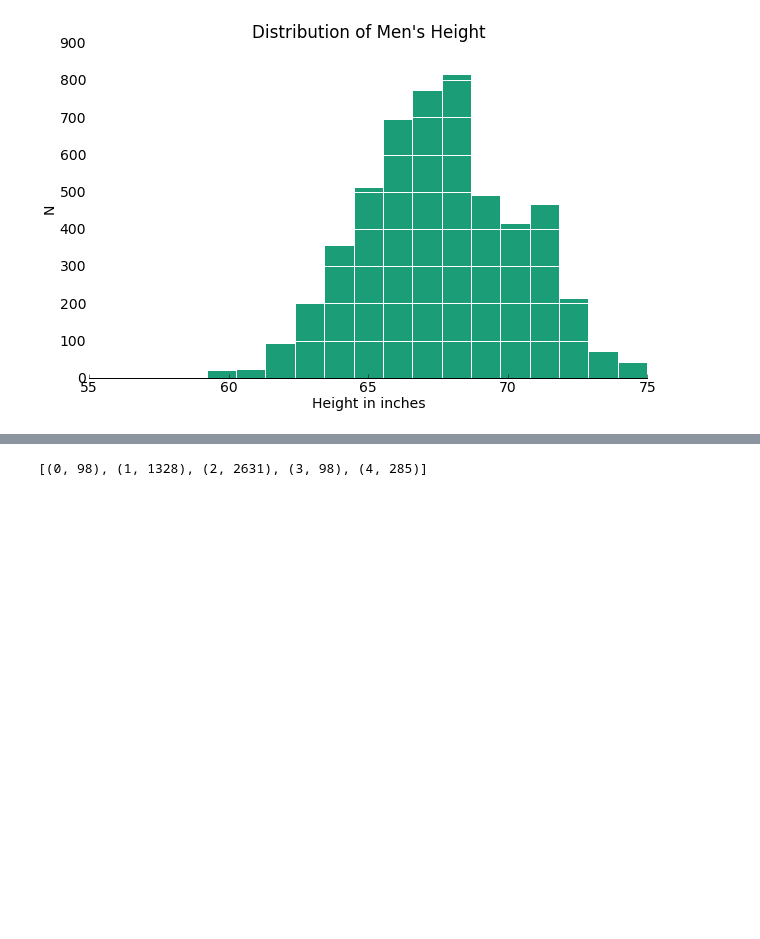
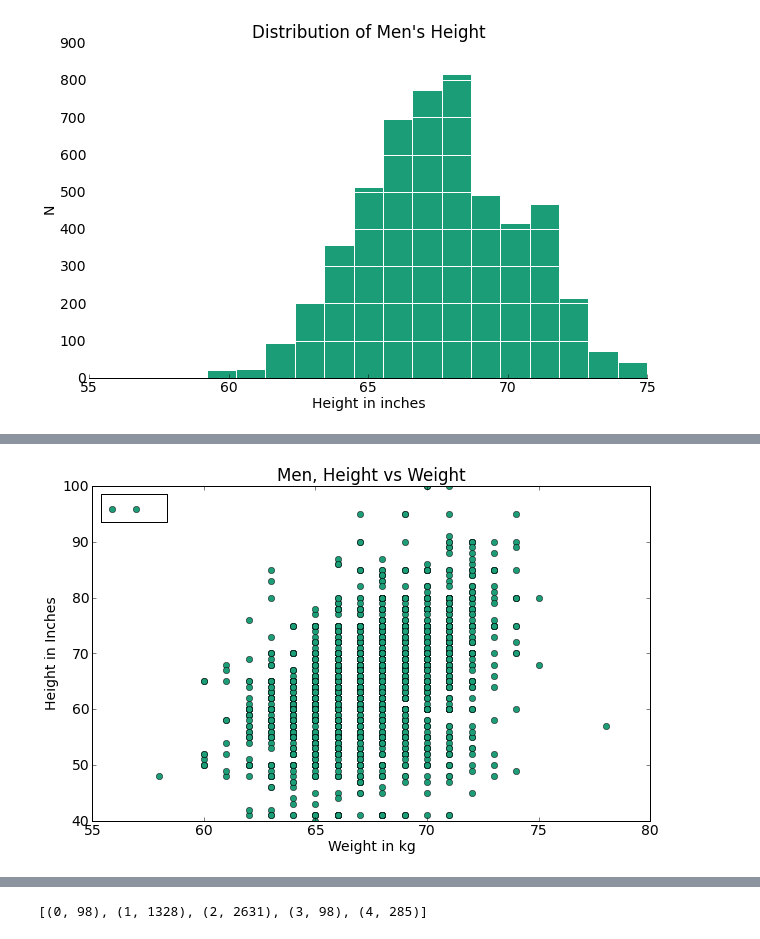
Before and after one commit to deadofied/ac299r, a Jupyter notebook: intro_analysis.ipynb, the cells around one changed output, grey strips where cells are left out. Saved outputs shown, nothing was run; the diff lists cells and outputs as text; code cells hidden in the pictures; blank space fills up the shorter version.

```diff
--- a/intro_analysis.ipynb
+++ b/intro_analysis.ipynb
@@ -89,0 +127,12 @@ histogram_style()
+# %%
+plt.clf()
+plt.plot(profiles2.height1, profiles2.weight1, 'o', label=' ')
+plt.title("Men, Height vs Weight")
+plt.xlabel("Weight in kg")
+plt.ylabel("Height in Inches")
+plt.legend(loc='upper left')
+plt.ylim([40,100])
+plt.xlim([55,80])
+plt.show()
+# %% [output]
+[figure, added]
```
Also changed, not shown: parts of 7 cells of this notebook, 3 other files.
